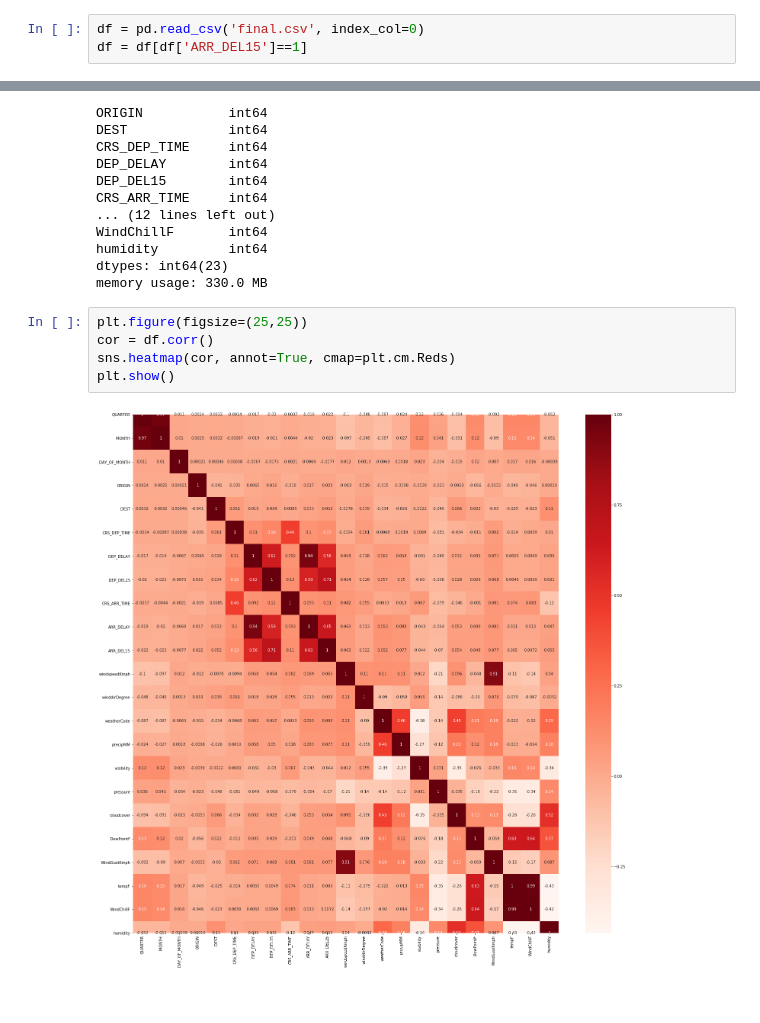
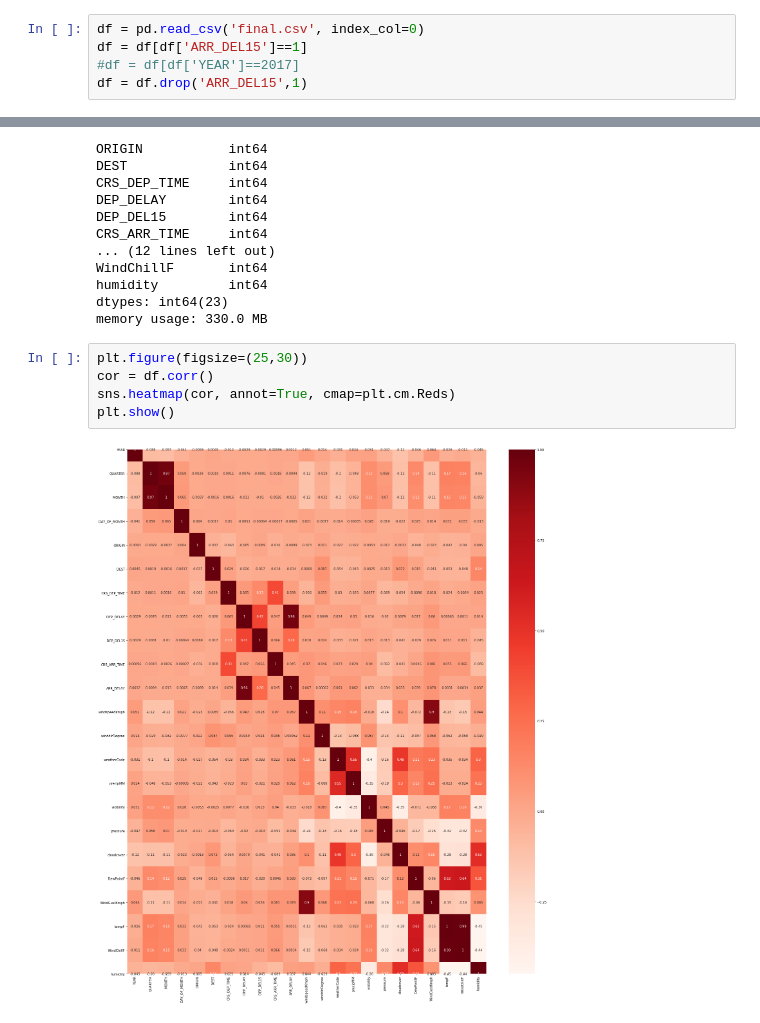
Before and after one commit to rishivar/Flight-Delay-Prediction, a Jupyter notebook: Analysis.ipynb, the cells around one changed output, grey strips where cells are left out. Drawn from its saved outputs; the diff is of its cells as text.

```diff
--- a/Analysis.ipynb
+++ b/Analysis.ipynb
@@ -7,6 +7,8 @@ from sklearn.linear_model import RidgeCV, LassoCV, Ridge, Lasso
 # %%
 df = pd.read_csv('final.csv', index_col=0)
 df = df[df['ARR_DEL15']==1]
+#df = df[df['YEAR']==2017]
+df = df.drop('ARR_DEL15',1)
 # %%
 def func(r):
     if(r['ARR_DELAY']<0):
@@ -103,10 +85,10 @@ humidity         int64
 dtypes: int64(23)
 memory usage: 330.0 MB
 # %%
-plt.figure(figsize=(25,25))
+plt.figure(figsize=(25,30))
 cor = df.corr()
 sns.heatmap(cor, annot=True, cmap=plt.cm.Reds)
 plt.show()
 # %% [output]
-[figure, old version]
+[figure, new version]
 # %%
```
Also changed, not shown: parts of 6 cells of this notebook, 4 other files.
